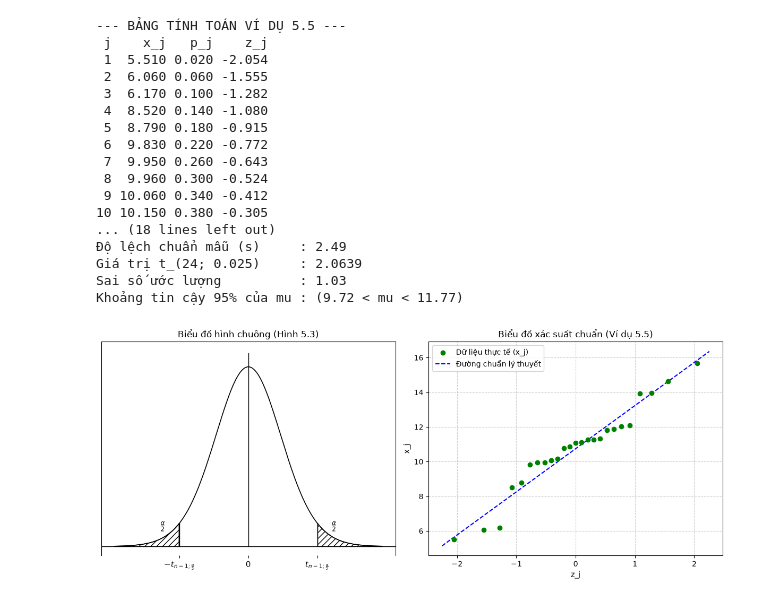
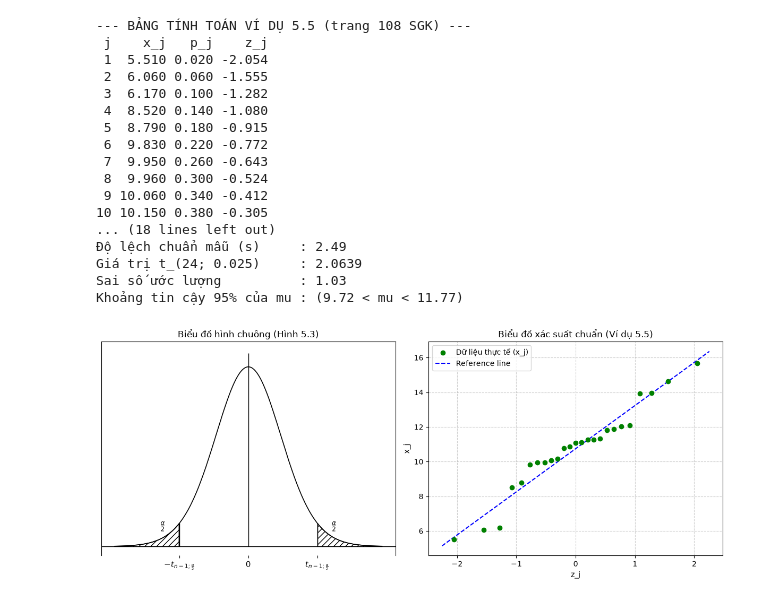
Before and after one commit to nguyenhoaingocnhi/XSTK, a Jupyter notebook: Thuyet_Trinh_XSTK/chuong5_nBeHon30.ipynb, the cells around one changed output. Drawn from its saved outputs; the diff is of its cells as text; code cells hidden in the pictures.

```diff
--- a/Thuyet_Trinh_XSTK/chuong5_nBeHon30.ipynb
+++ b/Thuyet_Trinh_XSTK/chuong5_nBeHon30.ipynb
@@ -4,7 +4,7 @@ import pandas as pd
 import matplotlib.pyplot as plt
 from scipy.stats import norm, t
 
-# 1. Khai báo trực tiếp 25 số liệu gốc từ đề bài Ví dụ 5.5 và sắp xếp tăng dần
+# 1. Khai báo trực tiếp 25 số liệu gốc từ đề bài Ví dụ 5.5 trang 108 SGK và sắp xếp tăng dần
 data_goc = [
     6.06, 11.07, 10.77, 15.67, 10.15,
     5.51, 10.87, 12.02, 12.08, 6.17,
@@ -25,7 +25,7 @@ p_j = (j - 0.5) / n
 z_j = norm.ppf(p_j)
 
 df = pd.DataFrame({'j': j, 'x_j': x_j, 'p_j': p_j, 'z_j': z_j})
-print("--- BẢNG TÍNH TOÁN VÍ DỤ 5.5 ---")
+print("--- BẢNG TÍNH TOÁN VÍ DỤ 5.5 (trang 108 SGK) ---")
 print(df.to_string(index=False, float_format="%.3f"))
 
 # 4. Tính khoảng tin cậy 95% (Phân phối Student t với bậc tự do df = n - 1 = 24)
@@ -33,7 +33,7 @@ alpha = 0.05
 t_alpha_2 = t.ppf(1 - alpha / 2, df=n - 1)
 sai_so = t_alpha_2 * (s / np.sqrt(n))
 
-print(f"\n--- KẾT QUẢ ƯỚC LƯỢNG VÍ DỤ 5.5 ---")
+print(f"\n--- KẾT QUẢ ƯỚC LƯỢNG VÍ DỤ 5.5 trang 108 SGK---")
 print(f"Trung bình mẫu (x_bar)    : {x_bar:.2f}")
 print(f"Độ lệch chuẩn mẫu (s)     : {s:.2f}")
 print(f"Giá trị t_(24; 0.025)     : {t_alpha_2:.4f}")
@@ -72,33 +72,33 @@ plt.title('Biểu đồ hình chuông (Hình 5.3)')
 
 # Biểu đồ 2: Biểu đồ xác suất chuẩn (vẽ đường thẳng bằng 2 điểm đầu - cuối)
 plt.subplot(1, 2, 2)
 plt.scatter(z_j, x_j, color='green', zorder=5, label='Dữ liệu thực tế (x_j)')
 z_ends = np.array([min(z_j) - 0.2, max(z_j) + 0.2])
-plt.plot(z_ends, s * z_ends + x_bar, 'b--', label='Đường chuẩn lý thuyết')
+plt.plot(z_ends, s * z_ends + x_bar, 'b--', label='Reference line')
 plt.title('Biểu đồ xác suất chuẩn (Ví dụ 5.5)')
 plt.xlabel('z_j')
 plt.ylabel('x_j')
 plt.legend()
 plt.grid(True, linestyle='--', alpha=0.6)
 
 plt.tight_layout()
 plt.show()
 # %% [output]
---- BẢNG TÍNH TOÁN VÍ DỤ 5.5 ---
+--- BẢNG TÍNH TOÁN VÍ DỤ 5.5 (trang 108 SGK) ---
  j    x_j   p_j    z_j
  1  5.510 0.020 -2.054
  2  6.060 0.060 -1.555
  3  6.170 0.100 -1.282
  4  8.520 0.140 -1.080
  5  8.790 0.180 -0.915
  6  9.830 0.220 -0.772
  7  9.950 0.260 -0.643
  8  9.960 0.300 -0.524
  9 10.060 0.340 -0.412
 10 10.150 0.380 -0.305
 ... (18 lines left out)
 Độ lệch chuẩn mẫu (s)     : 2.49
 Giá trị t_(24; 0.025)     : 2.0639
 Sai số ước lượng          : 1.03
 Khoảng tin cậy 95% của mu : (9.72 < mu < 11.77)
-[figure, old version]
+[figure, new version]
```
Also changed, not shown: 4 other files.
